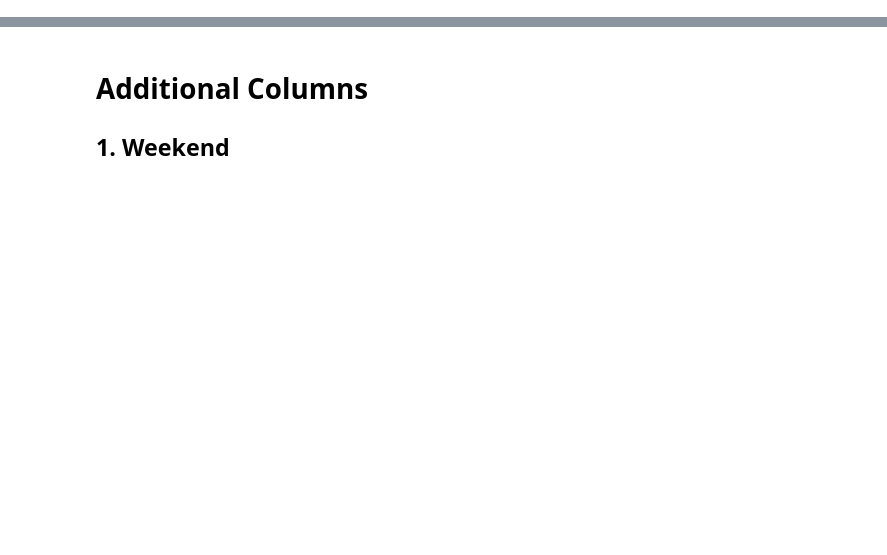
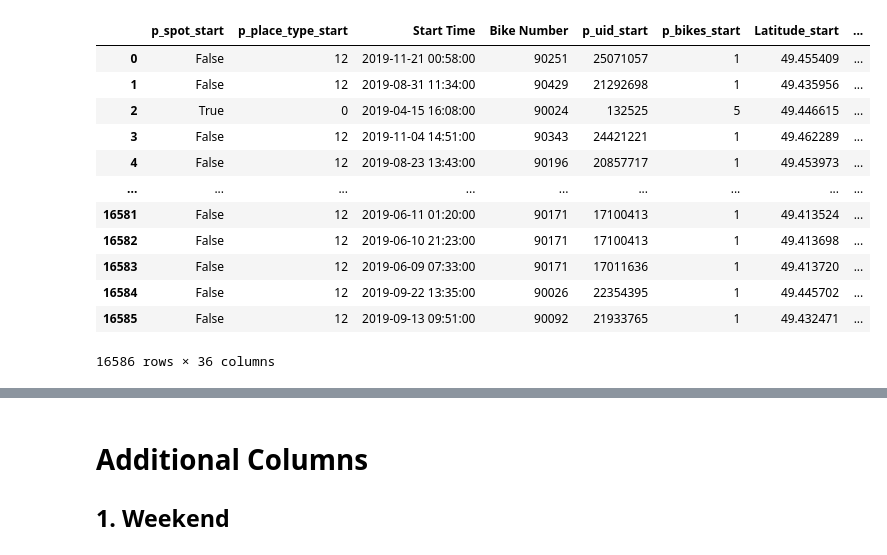
Before and after one commit to Speedfan94/PDS_Project, a Jupyter notebook: notebooks/task1c_feature_creation.ipynb, the cells around one changed output, grey strips where cells are left out. Cells and saved outputs as stored; diff of their text form; code cells hidden in the pictures; blank space fills up the shorter version.

```diff
--- a/notebooks/task1c_feature_creation.ipynb
+++ b/notebooks/task1c_feature_creation.ipynb
@@ -37,0 +158,21 @@ KeyError: "['Unnamed: 0'] not found in axis"
+# %%
+df_temp = df
+df_test = df_temp.sort_values(by=["Longitude_start", "Latitude_start"]).drop_duplicates(["Longitude_start", "Longitude_start"])
+df_unique_points = df_test.sort_values(by=["Longitude_end", "Latitude_end"]).drop_duplicates(["Longitude_end", "Longitude_end"])
+df_unique_points.reset_index(drop=True, inplace=True)
+
+df_unique_points
+# %% [output]
+|  | p_spot_start | p_place_type_start | Start Time | Bike Number | p_uid_start | p_bikes_start | Latitude_start | ... |
+| 0 | False | 12 | 2019-11-21 00:58:00 | 90251 | 25071057 | 1 | 49.455409 | ... |
+| 1 | False | 12 | 2019-08-31 11:34:00 | 90429 | 21292698 | 1 | 49.435956 | ... |
+| 2 | True | 0 | 2019-04-15 16:08:00 | 90024 | 132525 | 5 | 49.446615 | ... |
+| 3 | False | 12 | 2019-11-04 14:51:00 | 90343 | 24421221 | 1 | 49.462289 | ... |
+| 4 | False | 12 | 2019-08-23 13:43:00 | 90196 | 20857717 | 1 | 49.453973 | ... |
+| ... | ... | ... | ... | ... | ... | ... | ... | ... |
+| 16581 | False | 12 | 2019-06-11 01:20:00 | 90171 | 17100413 | 1 | 49.413524 | ... |
+| 16582 | False | 12 | 2019-06-10 21:23:00 | 90171 | 17100413 | 1 | 49.413698 | ... |
+| 16583 | False | 12 | 2019-06-09 07:33:00 | 90171 | 17011636 | 1 | 49.413720 | ... |
+| 16584 | False | 12 | 2019-09-22 13:35:00 | 90026 | 22354395 | 1 | 49.445702 | ... |
+| 16585 | False | 12 | 2019-09-13 09:51:00 | 90092 | 21933765 | 1 | 49.432471 | ... |
+16586 rows × 36 columns
```
Also changed, not shown: parts of 9 cells of this notebook.
